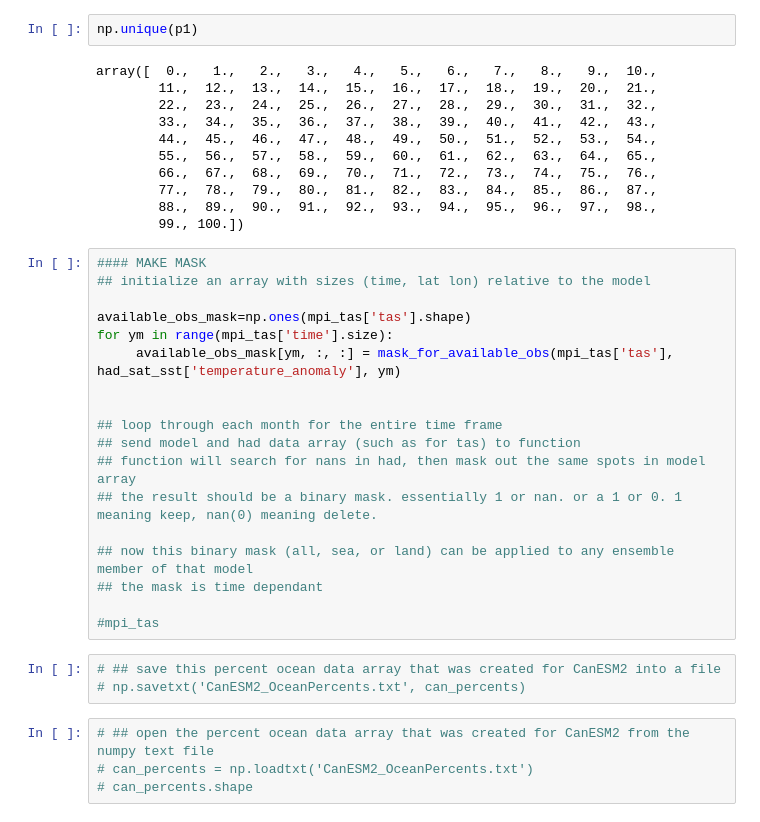
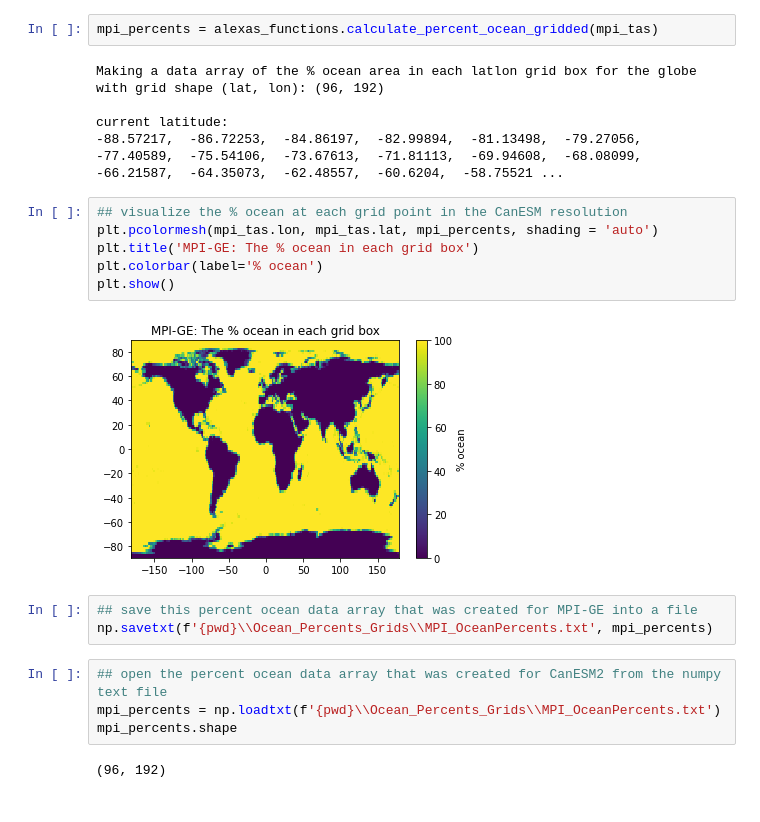
Before and after one commit to alexazabaske/tamu_projects, a Jupyter notebook: Land_Sea_Masking.ipynb, the cells around one changed output. Drawn from its saved outputs; the diff is of its cells as text.

```diff
--- a/Land_Sea_Masking.ipynb
+++ b/Land_Sea_Masking.ipynb
@@ -165,38 +46,25 @@ plt.colorbar()
-# %%
-np.unique(p1)
-# %% [output]
-array([  0.,   1.,   2.,   3.,   4.,   5.,   6.,   7.,   8.,   9.,  10.,
-        11.,  12.,  13.,  14.,  15.,  16.,  17.,  18.,  19.,  20.,  21.,
-        22.,  23.,  24.,  25.,  26.,  27.,  28.,  29.,  30.,  31.,  32.,
-        33.,  34.,  35.,  36.,  37.,  38.,  39.,  40.,  41.,  42.,  43.,
-        44.,  45.,  46.,  47.,  48.,  49.,  50.,  51.,  52.,  53.,  54.,
-        55.,  56.,  57.,  58.,  59.,  60.,  61.,  62.,  63.,  64.,  65.,
-        66.,  67.,  68.,  69.,  70.,  71.,  72.,  73.,  74.,  75.,  76.,
-        77.,  78.,  79.,  80.,  81.,  82.,  83.,  84.,  85.,  86.,  87.,
-        88.,  89.,  90.,  91.,  92.,  93.,  94.,  95.,  96.,  97.,  98.,
-        99., 100.])
-# %%
-#### MAKE MASK
-## initialize an array with sizes (time, lat lon) relative to the model
-
-available_obs_mask=np.ones(mpi_tas['tas'].shape)
-for ym in range(mpi_tas['time'].size):
-     available_obs_mask[ym, :, :] = mask_for_available_obs(mpi_tas['tas'], had_sat_sst['temperature_anomaly'], ym)
-
-
-## loop through each month for the entire time frame
-## send model and had data array (such as for tas) to function
-## function will search for nans in had, then mask out the same spots in model array
-## the result should be a binary mask. essentially 1 or nan. or a 1 or 0. 1 meaning keep, nan(0) meaning delete.
-
-## now this binary mask (all, sea, or land) can be applied to any ensemble member of that model
-## the mask is time dependant
-
-#mpi_tas
+# %%
+mpi_percents = alexas_functions.calculate_percent_ocean_gridded(mpi_tas)
+# %% [output]
+Making a data array of the % ocean area in each latlon grid box for the globe
+with grid shape (lat, lon): (96, 192)
+
+current latitude:
+-88.57217,  -86.72253,  -84.86197,  -82.99894,  -81.13498,  -79.27056,  -77.40589,  -75.54106,  -73.67613,  -71.81113,  -69.94608,  -68.08099,  -66.21587,  -64.35073,  -62.48557,  -60.6204,  -58.75521 ...
+# %%
+## visualize the % ocean at each grid point in the CanESM resolution
+plt.pcolormesh(mpi_tas.lon, mpi_tas.lat, mpi_percents, shading = 'auto')
+plt.title('MPI-GE: The % ocean in each grid box')
+plt.colorbar(label='% ocean')
+plt.show()
+# %% [output]
+[figure, added]
 # %%
-# ## save this percent ocean data array that was created for CanESM2 into a file
-# np.savetxt('CanESM2_OceanPercents.txt', can_percents)
+## save this percent ocean data array that was created for MPI-GE into a file
+np.savetxt(f'{pwd}\\Ocean_Percents_Grids\\MPI_OceanPercents.txt', mpi_percents)
 # %%
-# ## open the percent ocean data array that was created for CanESM2 from the numpy text file
-# can_percents = np.loadtxt('CanESM2_OceanPercents.txt')
-# can_percents.shape
+## open the percent ocean data array that was created for CanESM2 from the numpy text file
+mpi_percents = np.loadtxt(f'{pwd}\\Ocean_Percents_Grids\\MPI_OceanPercents.txt')
+mpi_percents.shape
+# %% [output]
+(96, 192)
```
Also changed, not shown: parts of 19 cells of this notebook, 1 other file.
